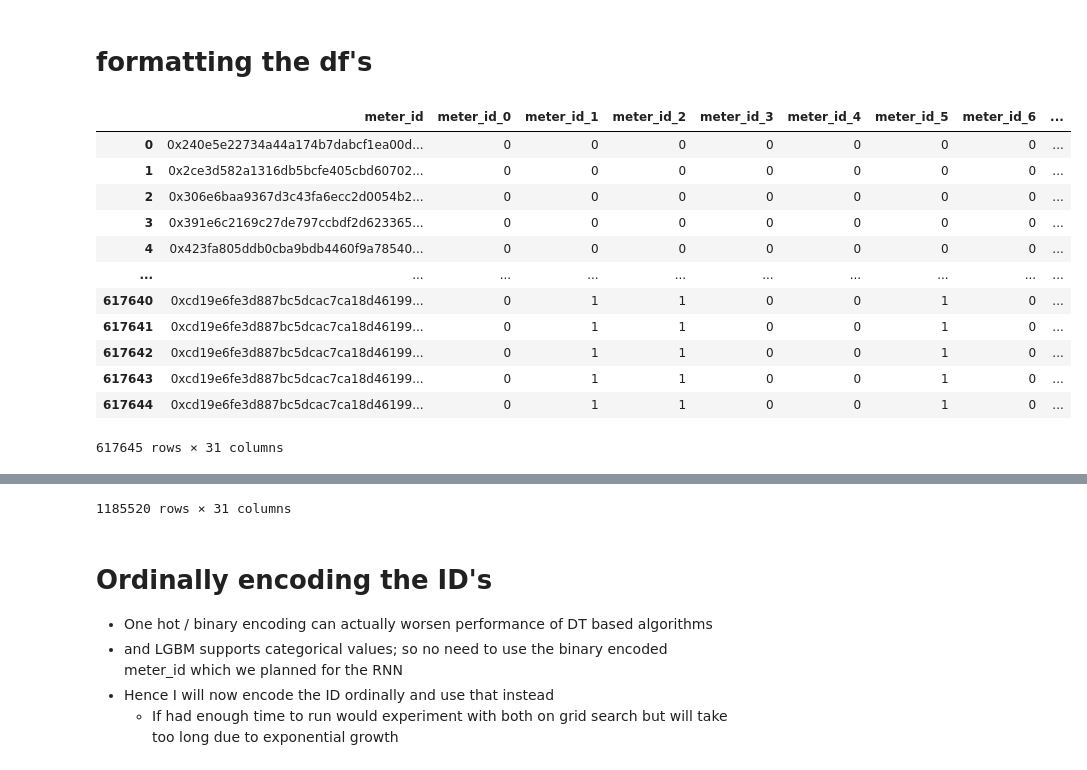
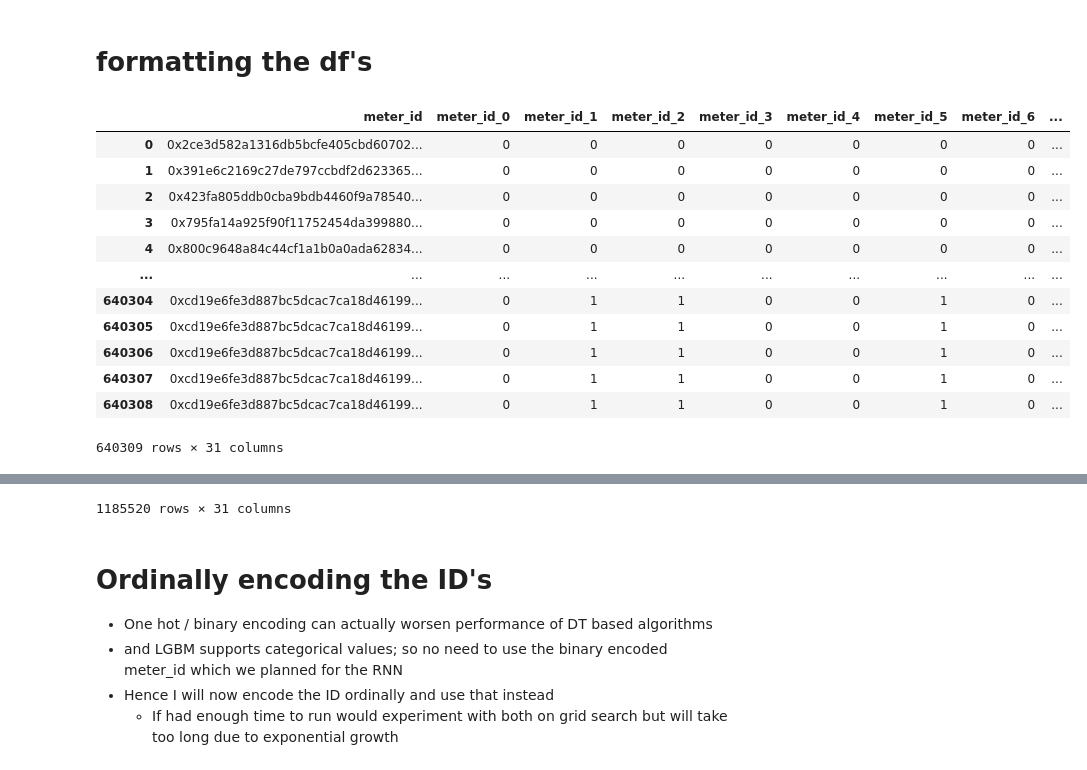
Before and after one commit to danielmusselwhite/UG_Dissertation_Energy_Forecasting, a Jupyter notebook: Src/Jupyter_Notebooks/5. LGBM forecasting Grid Search.ipynb, the cells around one changed output, grey strips where cells are left out. Cells and saved outputs as stored; diff of their text form; code cells hidden in the pictures.

```diff
--- a/Src/Jupyter_Notebooks/5. LGBM forecasting Grid Search.ipynb
+++ b/Src/Jupyter_Notebooks/5. LGBM forecasting Grid Search.ipynb
@@ -73,26 +89,26 @@ display(df_preds)
 # %%
 #replacing nans with 0 so we can aggregate up the OOF predictions
 df_preds["meter_reading"] = df_preds["meter_reading"].fillna(0)
 #dropping the "energy n-k" columns as they are needed for 3D RNN input not 2D LGBM input
-df_preds = df_preds.drop(["energy n-7","energy n-6","energy n-5","energy n-4","energy n-3","energy n-2","energy n-1"], axis=1)
-df_train = df_train.drop(["energy n-7","energy n-6","energy n-5","energy n-4","energy n-3","energy n-2","energy n-1"], axis=1)
+# df_preds = df_preds.drop(["energy n-7","energy n-6","energy n-5","energy n-4","energy n-3","energy n-2","energy n-1"], axis=1)
+# df_train = df_train.drop(["energy n-7","energy n-6","energy n-5","energy n-4","energy n-3","energy n-2","energy n-1"], axis=1)
 
 display(df_train)
 display(df_preds)
 # %% [output]
 |  | meter_id | meter_id_0 | meter_id_1 | meter_id_2 | meter_id_3 | meter_id_4 | meter_id_5 | meter_id_6 | ... |
-| 0 | 0x240e5e22734a44a174b7dabcf1ea00d... | 0 | 0 | 0 | 0 | 0 | 0 | 0 | ... |
-| 1 | 0x2ce3d582a1316db5bcfe405cbd60702... | 0 | 0 | 0 | 0 | 0 | 0 | 0 | ... |
-| 2 | 0x306e6baa9367d3c43fa6ecc2d0054b2... | 0 | 0 | 0 | 0 | 0 | 0 | 0 | ... |
-| 3 | 0x391e6c2169c27de797ccbdf2d623365... | 0 | 0 | 0 | 0 | 0 | 0 | 0 | ... |
-| 4 | 0x423fa805ddb0cba9bdb4460f9a78540... | 0 | 0 | 0 | 0 | 0 | 0 | 0 | ... |
+| 0 | 0x2ce3d582a1316db5bcfe405cbd60702... | 0 | 0 | 0 | 0 | 0 | 0 | 0 | ... |
+| 1 | 0x391e6c2169c27de797ccbdf2d623365... | 0 | 0 | 0 | 0 | 0 | 0 | 0 | ... |
+| 2 | 0x423fa805ddb0cba9bdb4460f9a78540... | 0 | 0 | 0 | 0 | 0 | 0 | 0 | ... |
+| 3 | 0x795fa14a925f90f11752454da399880... | 0 | 0 | 0 | 0 | 0 | 0 | 0 | ... |
+| 4 | 0x800c9648a84c44cf1a1b0a0ada62834... | 0 | 0 | 0 | 0 | 0 | 0 | 0 | ... |
 | ... | ... | ... | ... | ... | ... | ... | ... | ... | ... |
-| 617640 | 0xcd19e6fe3d887bc5dcac7ca18d46199... | 0 | 1 | 1 | 0 | 0 | 1 | 0 | ... |
-| 617641 | 0xcd19e6fe3d887bc5dcac7ca18d46199... | 0 | 1 | 1 | 0 | 0 | 1 | 0 | ... |
-| 617642 | 0xcd19e6fe3d887bc5dcac7ca18d46199... | 0 | 1 | 1 | 0 | 0 | 1 | 0 | ... |
-| 617643 | 0xcd19e6fe3d887bc5dcac7ca18d46199... | 0 | 1 | 1 | 0 | 0 | 1 | 0 | ... |
-| 617644 | 0xcd19e6fe3d887bc5dcac7ca18d46199... | 0 | 1 | 1 | 0 | 0 | 1 | 0 | ... |
+| 640304 | 0xcd19e6fe3d887bc5dcac7ca18d46199... | 0 | 1 | 1 | 0 | 0 | 1 | 0 | ... |
+| 640305 | 0xcd19e6fe3d887bc5dcac7ca18d46199... | 0 | 1 | 1 | 0 | 0 | 1 | 0 | ... |
+| 640306 | 0xcd19e6fe3d887bc5dcac7ca18d46199... | 0 | 1 | 1 | 0 | 0 | 1 | 0 | ... |
+| 640307 | 0xcd19e6fe3d887bc5dcac7ca18d46199... | 0 | 1 | 1 | 0 | 0 | 1 | 0 | ... |
+| 640308 | 0xcd19e6fe3d887bc5dcac7ca18d46199... | 0 | 1 | 1 | 0 | 0 | 1 | 0 | ... |
-617645 rows × 31 columns
+640309 rows × 31 columns
 |  | meter_id | meter_id_0 | meter_id_1 | meter_id_2 | meter_id_3 | meter_id_4 | meter_id_5 | meter_id_6 | ... |
 | 0 | 0xa62b9f23553ff183f61e2bf943aab3d... | 0 | 0 | 0 | 0 | 0 | 0 | 0 | ... |
 | 1 | 0xa62b9f23553ff183f61e2bf943aab3d... | 0 | 0 | 0 | 0 | 0 | 0 | 0 | ... |
```
Also changed, not shown: parts of 12 cells of this notebook, 9 other files.
